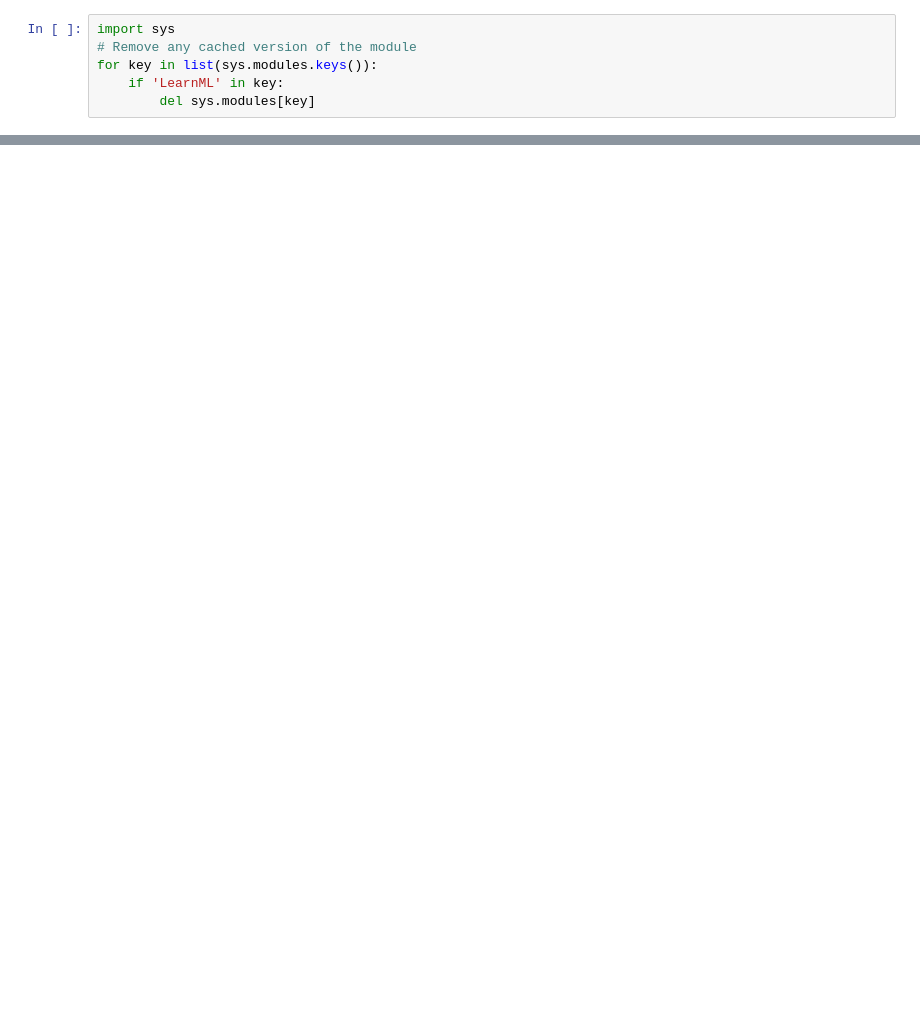
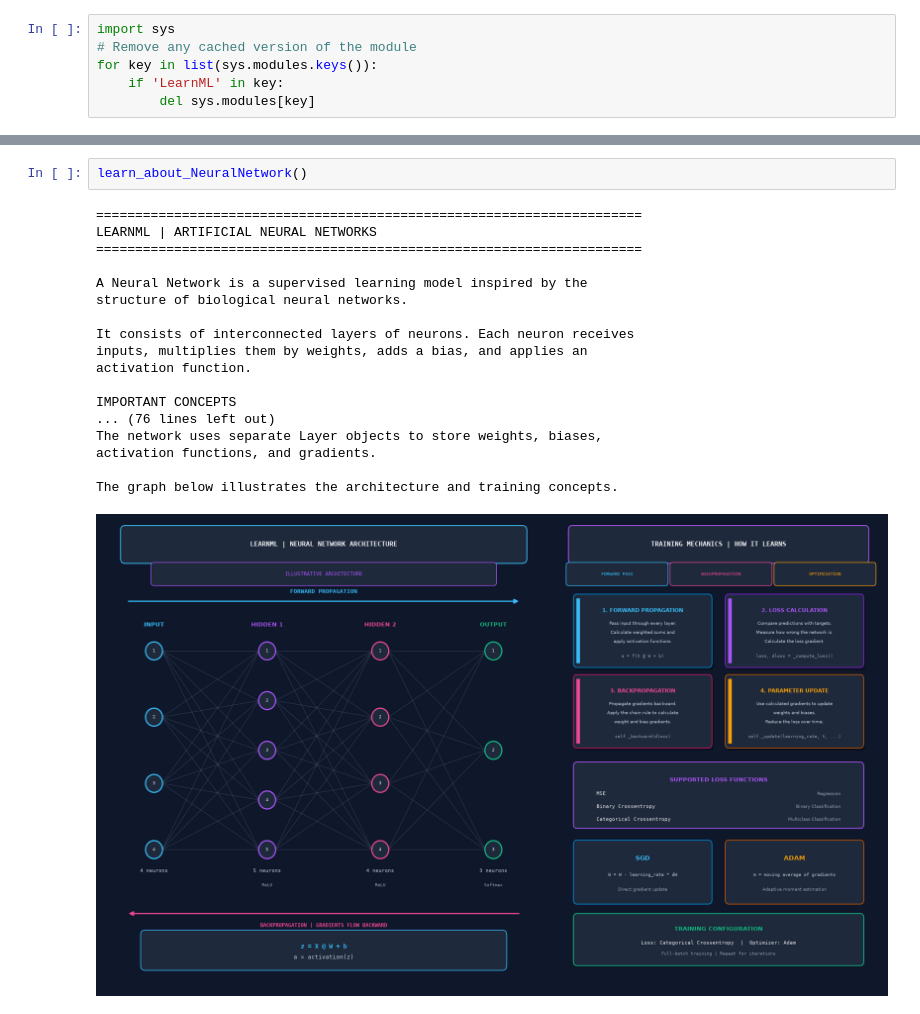
Before and after one commit to 7sn3rif/LearnML_Library, a Jupyter notebook: testing/neural_network_testing.ipynb, the cells around one changed output, grey strips where cells are left out. Cells and saved outputs as stored; diff of their text form; blank space fills up the shorter version.

```diff
--- a/testing/neural_network_testing.ipynb
+++ b/testing/neural_network_testing.ipynb
@@ -40,0 +89,21 @@ __pycache__
+# %%
+learn_about_NeuralNetwork()
+# %% [output]
+======================================================================
+LEARNML | ARTIFICIAL NEURAL NETWORKS
+======================================================================
+
+A Neural Network is a supervised learning model inspired by the
+structure of biological neural networks.
+
+It consists of interconnected layers of neurons. Each neuron receives
+inputs, multiplies them by weights, adds a bias, and applies an
+activation function.
+
+IMPORTANT CONCEPTS
+... (76 lines left out)
+The network uses separate Layer objects to store weights, biases,
+activation functions, and gradients.
+
+The graph below illustrates the architecture and training concepts.
+[figure, added]
```
Also changed, not shown: parts of 17 cells of this notebook.
